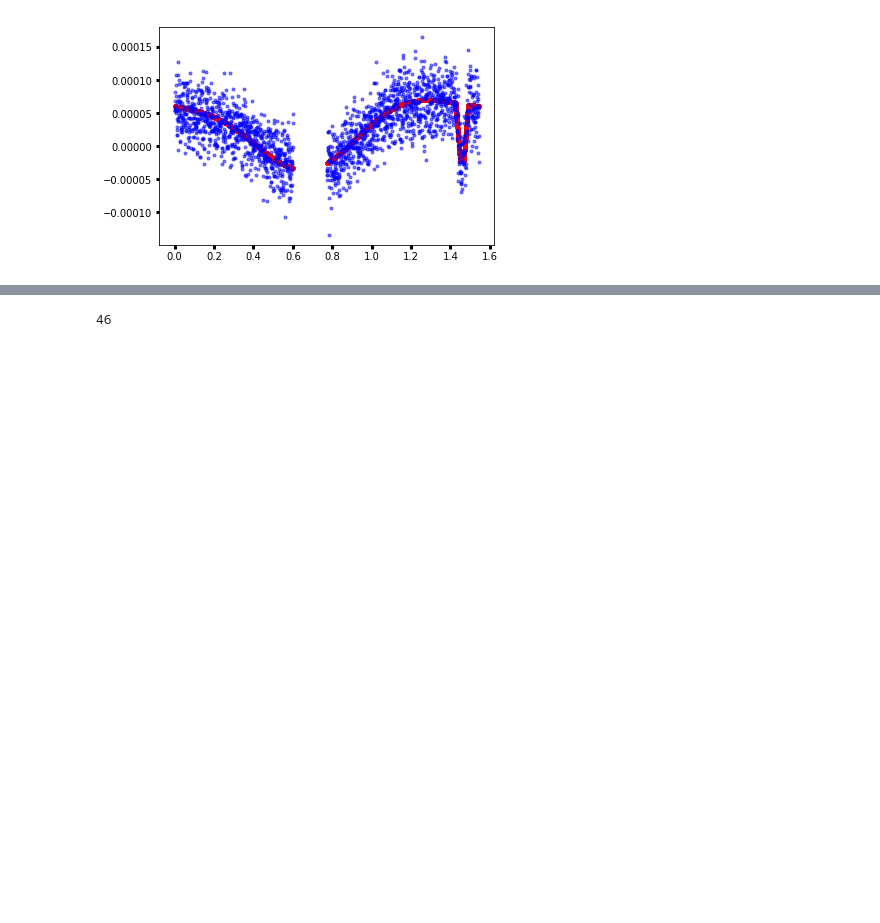
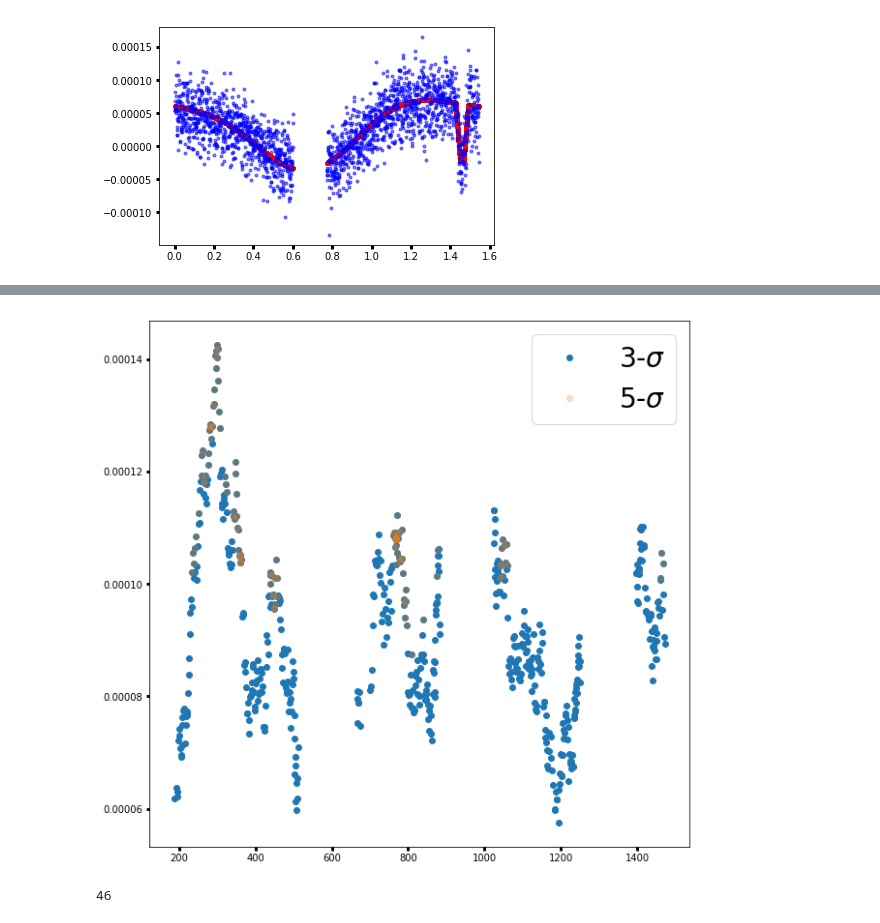
Before and after one commit to BoiseStatePlanetary/Searching-for-Variability-in-Eclipses-in-the-Kepler-Dataset, a Jupyter notebook: code/Analyzing_Kepler76b_with_LM.ipynb, the cells around one changed output, grey strips where cells are left out. Cells and saved outputs as stored; diff of their text form; code cells hidden in the pictures; blank space fills up the shorter version.

```diff
--- a/code/Analyzing_Kepler76b_with_LM.ipynb
+++ b/code/Analyzing_Kepler76b_with_LM.ipynb
@@ -525,3 +586,26 @@ plt.plot(x, y, marker='.', ls='')
+# %%
+fig = plt.figure(figsize=(10,10))
+
+num_periods_to_fold = 50
+
+ind = (best_fit_params[num_periods_to_fold][1:,1]/best_fit_params_uncertainties[num_periods_to_fold][1:,1] > 3.)
+x = orbit_times[num_periods_to_fold][1:]
+y = best_fit_params[num_periods_to_fold][1:,1]
+yerr = best_fit_params_uncertainties[num_periods_to_fold][1:,1]
+plt.plot(x[ind], y[ind], marker='o', ls='', label="3-$\\sigma$")
+#plt.errorbar(x[ind], y[ind]*1e6, yerr[ind]*1e6, color='k', marker='.', ls='')
+
+ind = (best_fit_params[num_periods_to_fold][1:,1]/best_fit_params_uncertainties[num_periods_to_fold][1:,1] > 5.)
+x = orbit_times[num_periods_to_fold][1:]
+y = best_fit_params[num_periods_to_fold][1:,1]
+yerr = best_fit_params_uncertainties[num_periods_to_fold][1:,1]
+plt.plot(x[ind], y[ind], marker='o', ls='', alpha=0.25, label="5-$\\sigma$")
+#plt.errorbar(x[ind], y[ind]*1e6, yerr[ind]*1e6, marker='.', ls='', alpha=0.5)
+
+plt.legend(fontsize=28)
+fig.savefig('Eclipse-Variability_stacking-50-orbs.png', dpi=500, bbox_inches='tight')
+# %% [output]
+[figure, added]
 # %%
 plt.figure(figsize=(10,10))
 
```
Also changed, not shown: parts of 4 cells of this notebook, 3 other files.
